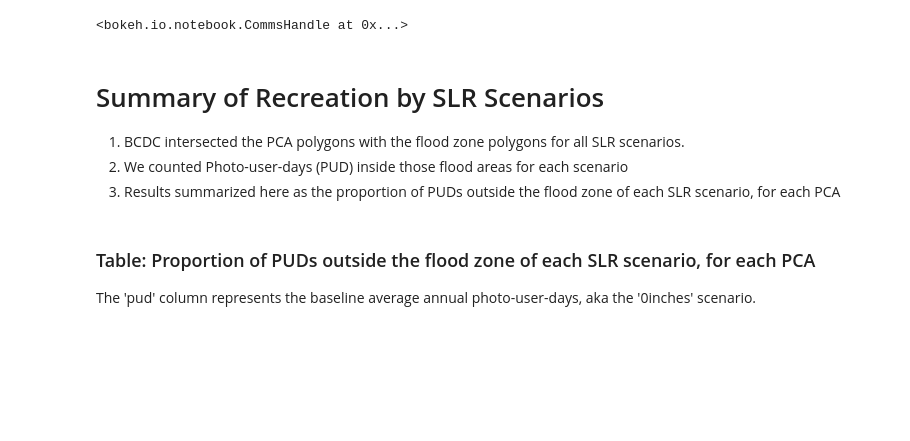
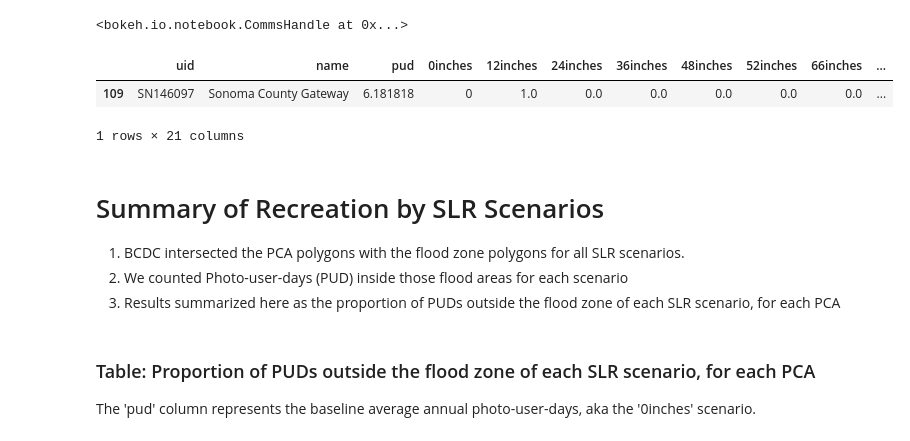
Before and after one commit to davemfish/ncp-sfbay, a Jupyter notebook: pca_rec.ipynb, the cells around one changed output. Drawn from its saved outputs; the diff is of its cells as text; code cells hidden in the pictures; blank space fills up the shorter version.

```diff
--- a/pca_rec.ipynb
+++ b/pca_rec.ipynb
@@ -253,6 +274,12 @@ show(p, notebook_handle=True)
 [interactive output not drawn]
 [interactive output not drawn]
 <bokeh.io.notebook.CommsHandle at 0x...>
+# %%
+pcaslr.loc[pcaslr.name == 'Sonoma County Gateway']
+# %% [output]
+|  | uid | name | pud | 0inches | 12inches | 24inches | 36inches | 48inches | 52inches | 66inches | ... |
+| 109 | SN146097 | Sonoma County Gateway | 6.181818 | 0 | 1.0 | 0.0 | 0.0 | 0.0 | 0.0 | 0.0 | ... |
+1 rows × 21 columns
 # %%
 # from bokeh.resources import CDN
 # from bokeh.embed import file_html
```
Also changed, not shown: parts of 5 cells of this notebook.
